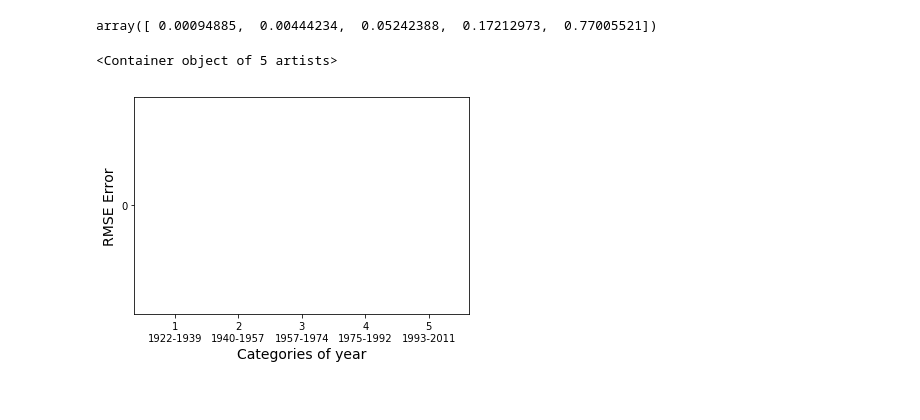
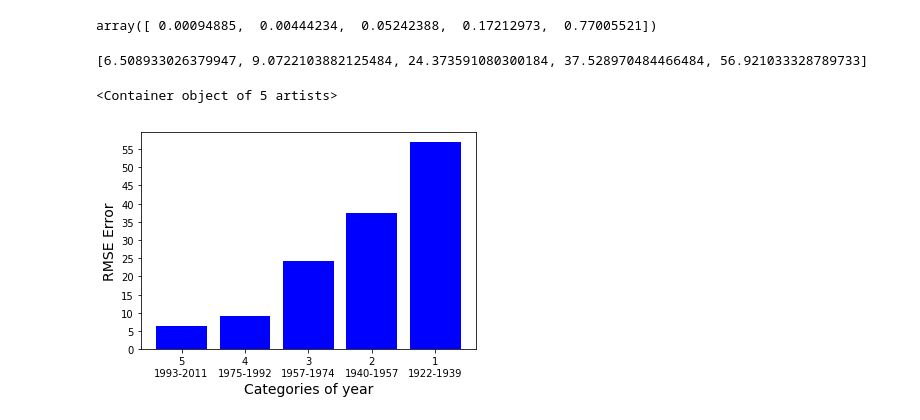
Before and after one commit to faguim/linear_regression, a Jupyter notebook: Tunning 2.ipynb, the cells around one changed output. Drawn from its saved outputs; the diff is of its cells as text; code cells hidden in the pictures.

```diff
--- a/Tunning 2.ipynb
+++ b/Tunning 2.ipynb
@@ -236,14 +236,18 @@ array([ 0.00094885,  0.00444234,  0.05242388,  0.17212973,  0.77005521])
 # %%
 #Plot graph error by category
 mean=[0,0,0,0,0]
-for i in range (0, n_cat):
-    mean[i]=sum_rmse_cat[i]/n_splits
+cont=0
+for i in range (n_cat-1, -1, -1):
+    mean[i]=sum_rmse_cat[cont]/n_splits
+    cont=cont+1
+print(mean);
 
 plt.ylabel("RMSE Error", fontsize=14, )
 plt.xlabel("Categories of year", fontsize=14, )
-plt.xticks(range(1,n_cat+1), ['1\n1922-1939','2\n1940-1957','3\n1957-1974','4\n1975-1992','5\n1993-2011'])
+plt.xticks(range(1,n_cat+1), ['5\n1993-2011', '4\n1975-1992', '3\n1957-1974', '2\n1940-1957','1\n1922-1939'])
 plt.yticks(range(0,60,5))
 plt.bar(range(1,n_cat+1), mean, color="blue")
 # %% [output]
-<Container object of 5 artists>
+[6.508933026379947, 9.0722103882125484, 24.373591080300184, 37.528970484466484, 56.921033328789733]
+<Container object of 5 artists>
-[figure, old version]
+[figure, new version]
```
